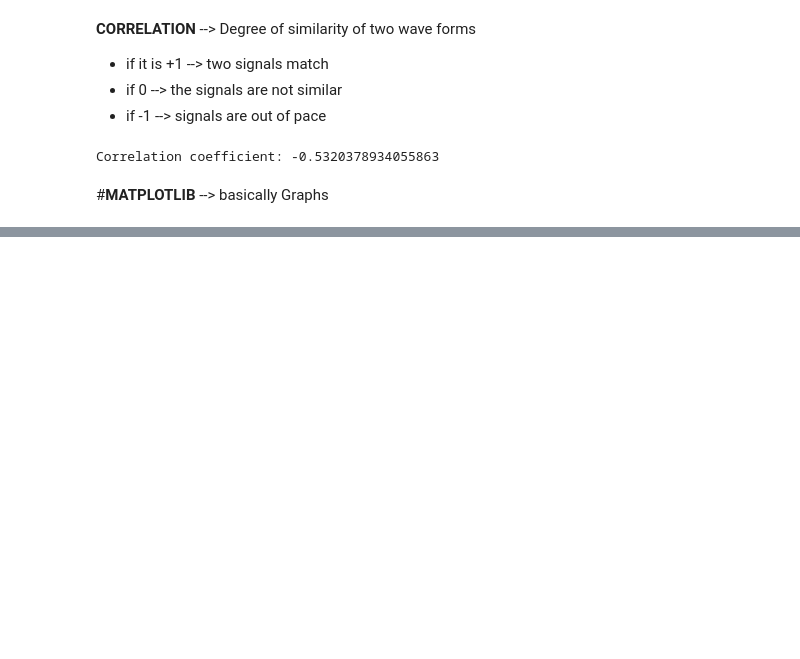
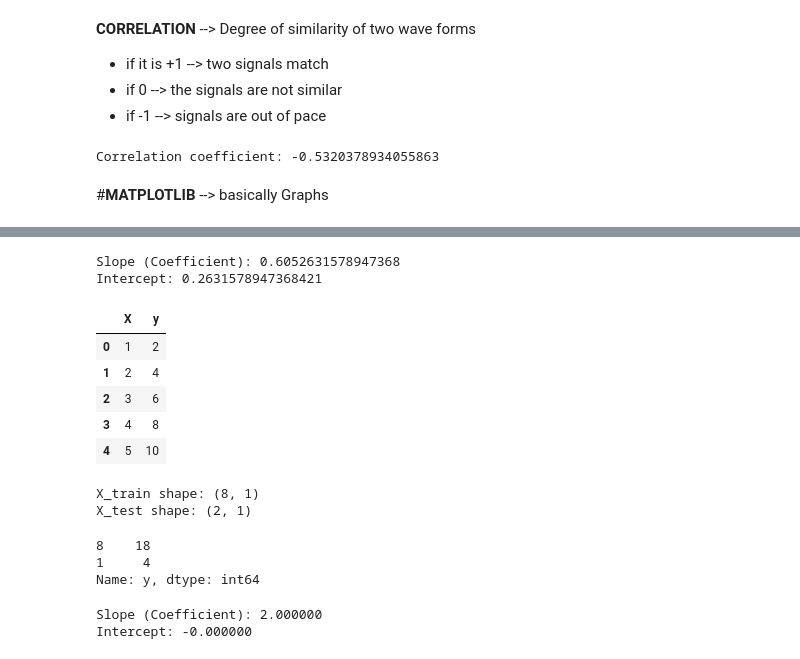
Before and after one commit to ayushi-006/Hands_on_Pandas-, a Jupyter notebook: PANDAS.ipynb, the cells around one changed output, grey strips where cells are left out. Saved outputs shown, nothing was run; the diff lists cells and outputs as text; code cells hidden in the pictures; blank space fills up the shorter version.

```diff
--- a/PANDAS.ipynb
+++ b/PANDAS.ipynb
@@ -1204,0 +1271,79 @@ Correlation coefficient: -0.5320378934055863
+# %%
+import pandas as pd
+from sklearn.model_selection import train_test_split
+from sklearn.linear_model import LinearRegression
+from sklearn.metrics import mean_squared_error
+import numpy as np
+
+# Read data from CSV file
+data = pd.read_csv('/Regression_d1.csv')
+
+data.head()
+
+X = data[['X']]  # Features
+y = data['y']    # Target
+
+# Perform linear regression
+model = LinearRegression()
+model.fit(X, y)
+
+# Print the slope and intercept
+print(f'Slope (Coefficient): {model.coef_[0]}')
+print(f'Intercept: {model.intercept_}')
+# %% [output]
+Slope (Coefficient): 0.6052631578947368
+Intercept: 0.2631578947368421
+# %%
+import pandas as pd
+from sklearn.model_selection import train_test_split
+from sklearn.linear_model import LinearRegression
+from sklearn.metrics import mean_squared_error
+import numpy as np
+
+
+# Read data from CSV file
+data = pd.read_csv('/content/Regression_d2.csv')
+
+
+# Assuming the CSV has columns 'X' and 'Y'
+X = data[['X']]  # Features
+y = data['y']    # Target
+
+
+
+
+data.head()
+# %% [output]
+|  | X | y |
+| 0 | 1 | 2 |
+| 1 | 2 | 4 |
+| 2 | 3 | 6 |
+| 3 | 4 | 8 |
+| 4 | 5 | 10 |
+# %%
+# Split the data into training and testing sets
+X_train, X_test, Y_train, Y_test = train_test_split(X, y, test_size=0.2, random_state=42)
+
+# Print the shapes of the resulting sets
+print("X_train shape:", X_train.shape)
+print("X_test shape:", X_test.shape)
+X_test
+Y_test
+# %% [output]
+X_train shape: (8, 1)
+X_test shape: (2, 1)
+8    18
+1     4
+Name: y, dtype: int64
+# %%
+# Perform linear regression
+model = LinearRegression()
+model.fit(X_train, Y_train)
+
+
+# Print the slope and intercept rounded to 6 decimal places
+print(f'Slope (Coefficient): {model.coef_[0]:.6f}')
+print(f'Intercept: {model.intercept_:.6f}')
+# %% [output]
+Slope (Coefficient): 2.000000
+Intercept: -0.000000
```
Also changed, not shown: parts of 7 cells of this notebook.
